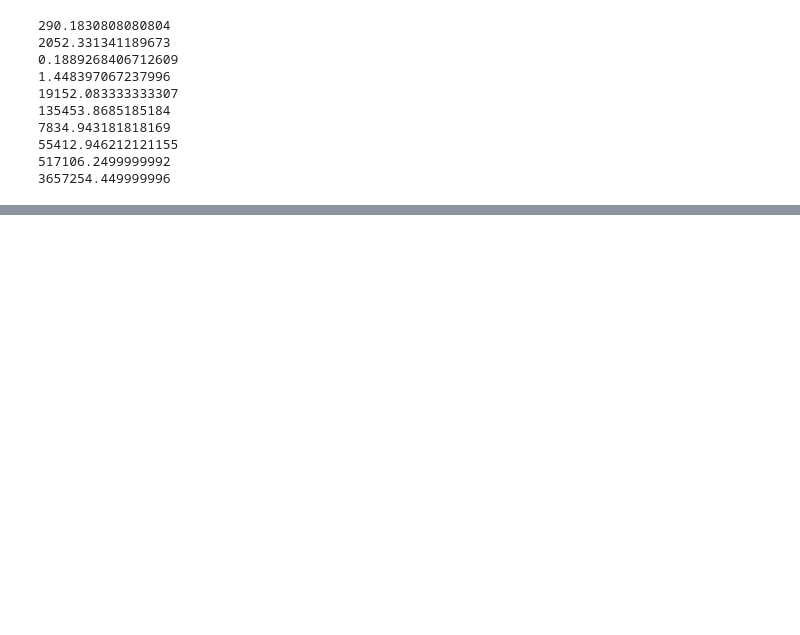
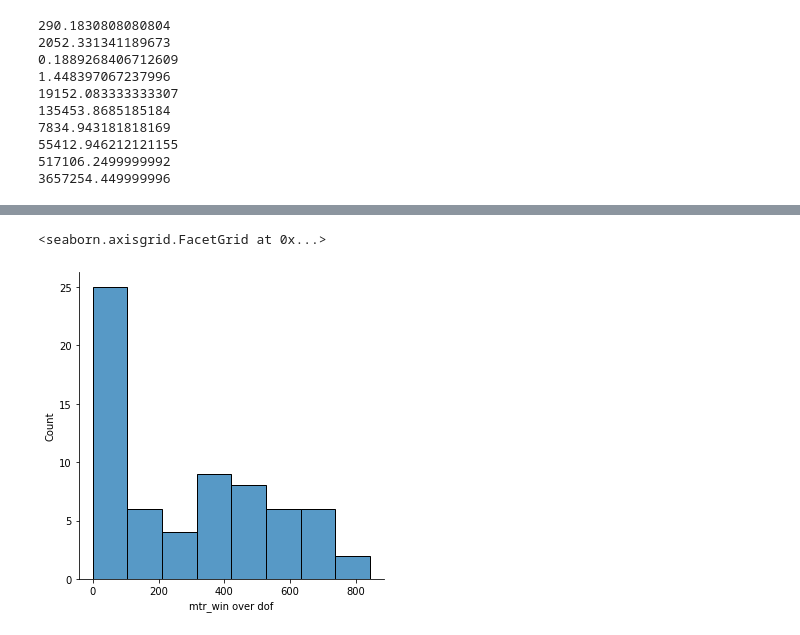
Before and after one commit to jvhuang1786/caesars, a Jupyter notebook: caesar_analysis.ipynb, the cells around one changed output, grey strips where cells are left out. Drawn from its saved outputs; the diff is of its cells as text; code cells hidden in the pictures; blank space fills up the shorter version.

```diff
--- a/caesar_analysis.ipynb
+++ b/caesar_analysis.ipynb
@@ -751,0 +803,5 @@ final_table
+# %%
+sns.displot(df_post, x='mtr_win over dof')
+# %% [output]
+<seaborn.axisgrid.FacetGrid at 0x...>
+[figure, added]
```
Also changed, not shown: parts of 11 cells of this notebook, 3 other files.
